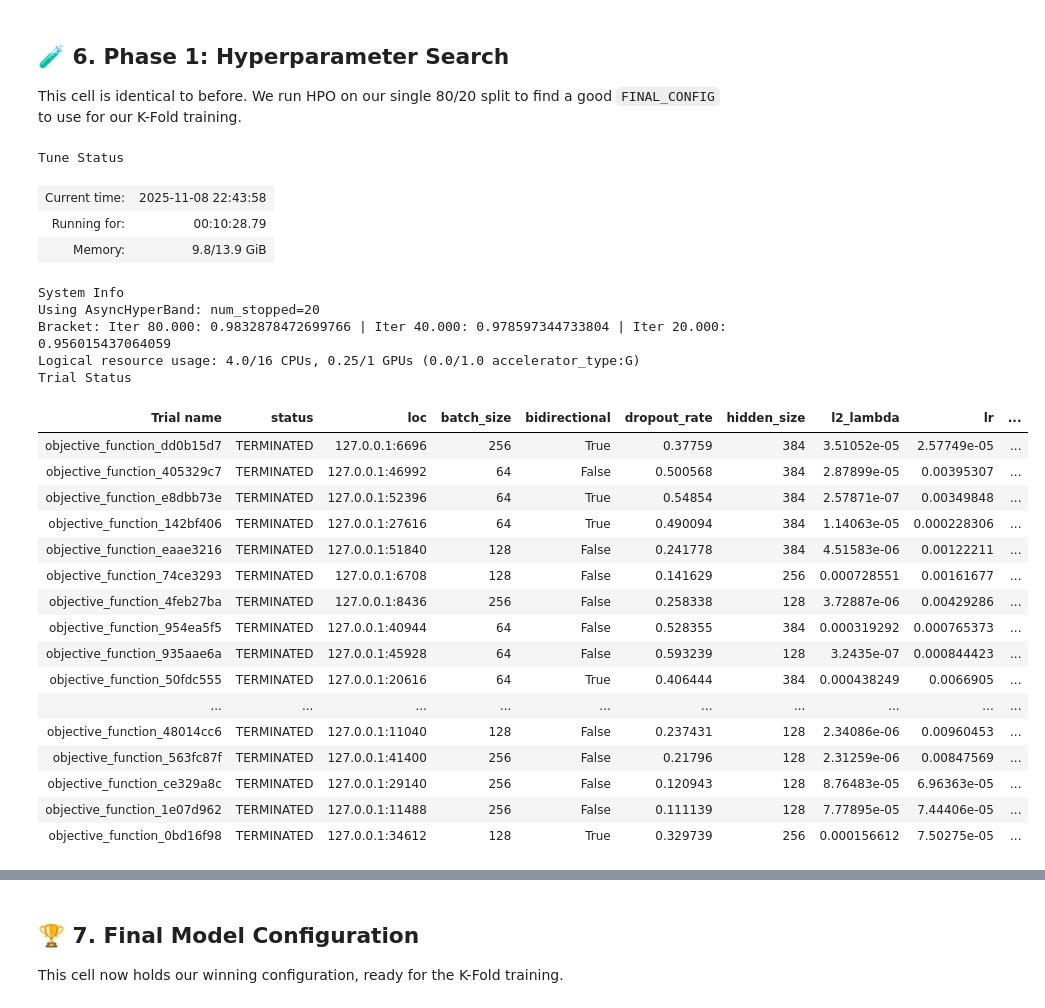
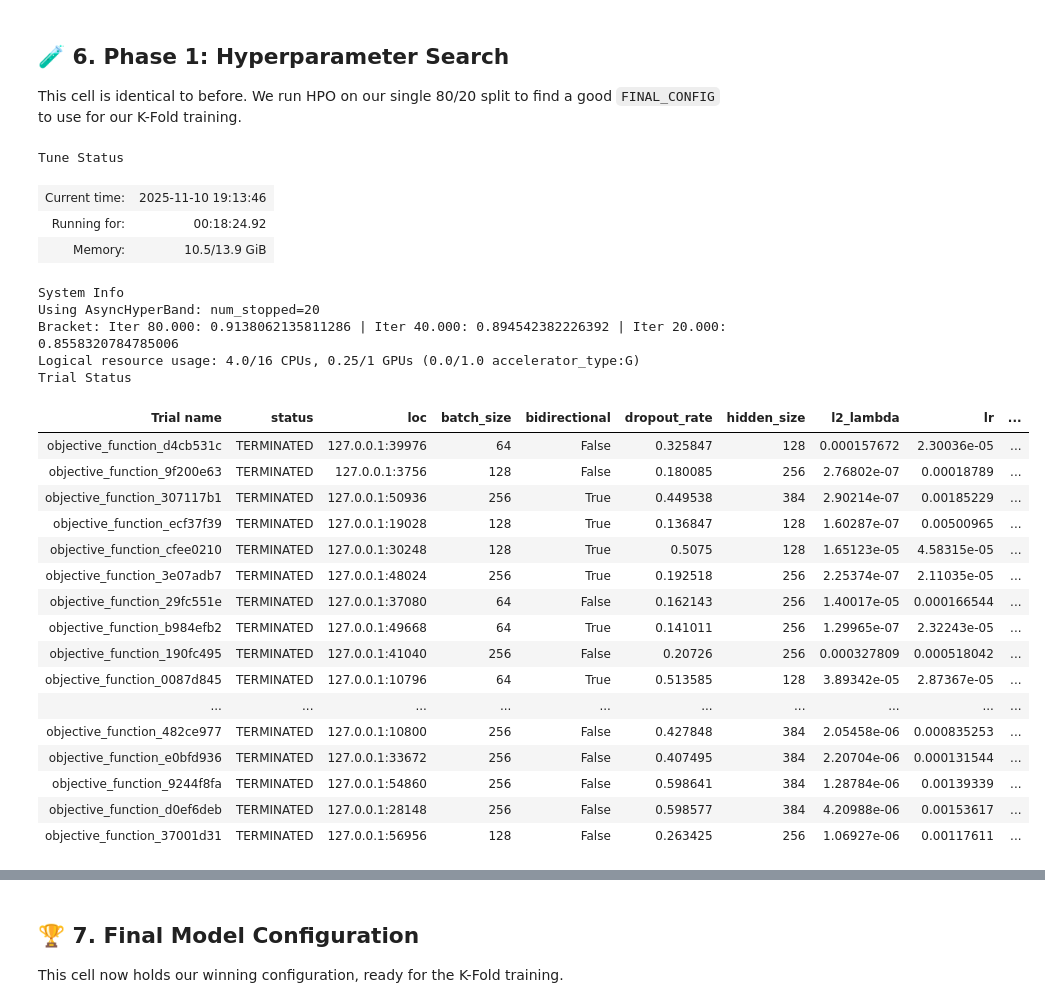
Before and after one commit to Negm2000/Challenge-1, a Jupyter notebook: CH3.ipynb, the cells around one changed output, grey strips where cells are left out. Cells and saved outputs as stored; diff of their text form; code cells hidden in the pictures.

```diff
--- a/CH3.ipynb
+++ b/CH3.ipynb
@@ -680,18 +662,22 @@ def fit(model, train_loader, val_loader, epochs, criterion, optimizer, scaler, d
 
 This cell is identical to before. We run HPO on our single 80/20 split to find a good `FINAL_CONFIG` to use for our K-Fold training.
 # %%
-# --- 1. Define the Search Space for Optuna ---
+# --- 1. Define the Search Space for Optuna --
 search_space = {
+    # NEW HPO PARAMS
+    "window_size": tune.choice([60, 80, 100, 120]),
+    "stride": tune.choice([10, 20]),
+
+    # OLD HPO PARAMS
     "rnn_type": tune.choice(['GRU', 'LSTM']),
-    "lr": tune.loguniform(1e-5, 1e-2),           # Widen the learning rate
+    "lr": tune.loguniform(1e-5, 1e-2),
     "batch_size": tune.choice([64, 128, 256]),
-    "hidden_size": tune.choice([128, 256, 384]),# Let's try bigger models
-    "num_layers": tune.choice([2, 3]),       # Let's try deeper models
-    "dropout_rate": tune.uniform(0.1, 0.6),     # Widen the dropout range
+    "hidden_size": tune.choice([128, 256, 384]),
+    "num_layers": tune.choice([2, 3]),
+    "dropout_rate": tune.uniform(0.1, 0.6),
     "bidirectional": tune.choice([True, False]),
-    "l2_lambda": tune.loguniform(1e-7, 1e-3)      # Widen the L2 range
+    "l2_lambda": tune.loguniform(1e-7, 1e-3)
 }
-
 # --- 2. Define the Optimizer (Optuna) and Scheduler (ASHA) ---
 optuna_search = OptunaSearch(
     metric="val_f1",
@@ -724,62 +710,72 @@ def short_trial_name(trial):
     return f"{trial.trainable_name}_{trial.trial_id}"
 
 
-# --- 4. Run the Tuner ---
-print("Starting hyperparameter search (1 trial at a time)...")
+# --- 4. Run the Tuner --
+print("Starting hyperparameter search (including window_size and stride)...")
+
+# We use tune.with_parameters to pass our NON-WINDOWED, SCALED numpy arrays
+# to the objective function
+objective_with_data = tune.with_parameters(
+    objective_function,
+    X_train_full_scaled=X_train_full_scaled,
+    y_train_split_full=y_train_split_full,
+    X_val_full_scaled=X_val_full_scaled,
+    y_val_split_full=y_val_split_full
+)
 
 analysis = tune.run(
-    tune.with_parameters(objective_function, train_ds=train_ds, val_ds=val_ds),
+    objective_with_data, # Pass the new objective function
     resources_per_trial={"cpu": 4, "gpu": 0.25},
     config=search_space,
-    num_samples=20, # Number of different HPO trials to run
+    num_samples=20, # You may want to INCREASE this (e.g., to 30 or 40)
     search_alg=optuna_search,
     scheduler=scheduler,
-    name="pirate_pain_optuna_search",
+    name="pirate_pain_optuna_search_with_windowing", # New name
     storage_path=ray_logs_path,
     trial_dirname_creator=short_trial_name,
     log_to_file=True,
-    verbose=1 # 0 = quiet, 1 = table, 2 = detailed
+    verbose=1
 )
 
-print("\n--- Search Complete ---")
+print("\n--- Search Complete ---\n")
 
 # --- 5. Get Best Results (FIX 3) ---
 print("Getting best trial from analysis...")
 best_trial = analysis.get_best_trial(metric="val_f1", mode="max", scope="all")
 if best_trial:
     best_config = best_trial.config
     best_val_f1 = best_trial.last_result["val_f1"]
 
     print(f"Best validation F1 score: {best_val_f1:.4f}")
     print("Best hyperparameters found:")
     print(best_config)
 else:
     print("ERROR: No trials completed successfully. Check the 'ray_results' folder for logs.")
     best_config = None # Handle the case where all trials failed
 # %% [output]
 Tune Status
-| Current time: | 2025-11-08 22:43:58 |
-| Running for: | 00:10:28.79 |
-| Memory: | 9.8/13.9 GiB |
+| Current time: | 2025-11-10 19:13:46 |
+| Running for: | 00:18:24.92 |
+| Memory: | 10.5/13.9 GiB |
 System Info
 Using AsyncHyperBand: num_stopped=20
-Bracket: Iter 80.000: 0.9832878472699766 | Iter 40.000: 0.978597344733804 | Iter 20.000: 0.956015437064059
+Bracket: Iter 80.000: 0.9138062135811286 | Iter 40.000: 0.894542382226392 | Iter 20.000: 0.8558320784785006
 Logical resource usage: 4.0/16 CPUs, 0.25/1 GPUs (0.0/1.0 accelerator_type:G)
 Trial Status
 | Trial name | status | loc | batch_size | bidirectional | dropout_rate | hidden_size | l2_lambda | lr | ... |
-| objective_function_dd0b15d7 | TERMINATED | 127.0.0.1:6696 | 256 | True | 0.37759 | 384 | 3.51052e-05 | 2.57749e-05 | ... |
-| objective_function_405329c7 | TERMINATED | 127.0.0.1:46992 | 64 | False | 0.500568 | 384 | 2.87899e-05 | 0.00395307 | ... |
-| objective_function_e8dbb73e | TERMINATED | 127.0.0.1:52396 | 64 | True | 0.54854 | 384 | 2.57871e-07 | 0.00349848 | ... |
-| objective_function_142bf406 | TERMINATED | 127.0.0.1:27616 | 64 | True | 0.490094 | 384 | 1.14063e-05 | 0.000228306 | ... |
-| objective_function_eaae3216 | TERMINATED | 127.0.0.1:51840 | 128 | False | 0.241778 | 384 | 4.51583e-06 | 0.00122211 | ... |
-| objective_function_74ce3293 | TERMINATED | 127.0.0.1:6708 | 128 | False | 0.141629 | 256 | 0.000728551 | 0.00161677 | ... |
-| objective_function_4feb27ba | TERMINATED | 127.0.0.1:8436 | 256 | False | 0.258338 | 128 | 3.72887e-06 | 0.00429286 | ... |
-| objective_function_954ea5f5 | TERMINATED | 127.0.0.1:40944 | 64 | False | 0.528355 | 384 | 0.000319292 | 0.000765373 | ... |
-| objective_function_935aae6a | TERMINATED | 127.0.0.1:45928 | 64 | False | 0.593239 | 128 | 3.2435e-07 | 0.000844423 | ... |
-| objective_function_50fdc555 | TERMINATED | 127.0.0.1:20616 | 64 | True | 0.406444 | 384 | 0.000438249 | 0.0066905 | ... |
+| objective_function_d4cb531c | TERMINATED | 127.0.0.1:39976 | 64 | False | 0.325847 | 128 | 0.000157672 | 2.30036e-05 | ... |
+| objective_function_9f200e63 | TERMINATED | 127.0.0.1:3756 | 128 | False | 0.180085 | 256 | 2.76802e-07 | 0.00018789 | ... |
+| objective_function_307117b1 | TERMINATED | 127.0.0.1:50936 | 256 | True | 0.449538 | 384 | 2.90214e-07 | 0.00185229 | ... |
+| objective_function_ecf37f39 | TERMINATED | 127.0.0.1:19028 | 128 | True | 0.136847 | 128 | 1.60287e-07 | 0.00500965 | ... |
+| objective_function_cfee0210 | TERMINATED | 127.0.0.1:30248 | 128 | True | 0.5075 | 128 | 1.65123e-05 | 4.58315e-05 | ... |
+| objective_function_3e07adb7 | TERMINATED | 127.0.0.1:48024 | 256 | True | 0.192518 | 256 | 2.25374e-07 | 2.11035e-05 | ... |
+| objective_function_29fc551e | TERMINATED | 127.0.0.1:37080 | 64 | False | 0.162143 | 256 | 1.40017e-05 | 0.000166544 | ... |
+| objective_function_b984efb2 | TERMINATED | 127.0.0.1:49668 | 64 | True | 0.141011 | 256 | 1.29965e-07 | 2.32243e-05 | ... |
+| objective_function_190fc495 | TERMINATED | 127.0.0.1:41040 | 256 | False | 0.20726 | 256 | 0.000327809 | 0.000518042 | ... |
+| objective_function_0087d845 | TERMINATED | 127.0.0.1:10796 | 64 | True | 0.513585 | 128 | 3.89342e-05 | 2.87367e-05 | ... |
 | ... | ... | ... | ... | ... | ... | ... | ... | ... | ... |
-| objective_function_48014cc6 | TERMINATED | 127.0.0.1:11040 | 128 | False | 0.237431 | 128 | 2.34086e-06 | 0.00960453 | ... |
-| objective_function_563fc87f | TERMINATED | 127.0.0.1:41400 | 256 | False | 0.21796 | 128 | 2.31259e-06 | 0.00847569 | ... |
-| objective_function_ce329a8c | TERMINATED | 127.0.0.1:29140 | 256 | False | 0.120943 | 128 | 8.76483e-05 | 6.96363e-05 | ... |
-| objective_function_1e07d962 | TERMINATED | 127.0.0.1:11488 | 256 | False | 0.111139 | 128 | 7.77895e-05 | 7.44406e-05 | ... |
-| objective_function_0bd16f98 | TERMINATED | 127.0.0.1:34612 | 128 | True | 0.329739 | 256 | 0.000156612 | 7.50275e-05 | ... |
+| objective_function_482ce977 | TERMINATED | 127.0.0.1:10800 | 256 | False | 0.427848 | 384 | 2.05458e-06 | 0.000835253 | ... |
+| objective_function_e0bfd936 | TERMINATED | 127.0.0.1:33672 | 256 | False | 0.407495 | 384 | 2.20704e-06 | 0.000131544 | ... |
+| objective_function_9244f8fa | TERMINATED | 127.0.0.1:54860 | 256 | False | 0.598641 | 384 | 1.28784e-06 | 0.00139339 | ... |
+| objective_function_d0ef6deb | TERMINATED | 127.0.0.1:28148 | 256 | False | 0.598577 | 384 | 4.20988e-06 | 0.00153617 | ... |
+| objective_function_37001d31 | TERMINATED | 127.0.0.1:56956 | 128 | False | 0.263425 | 256 | 1.06927e-06 | 0.00117611 | ... |
```
Also changed, not shown: parts of 7 cells of this notebook.
